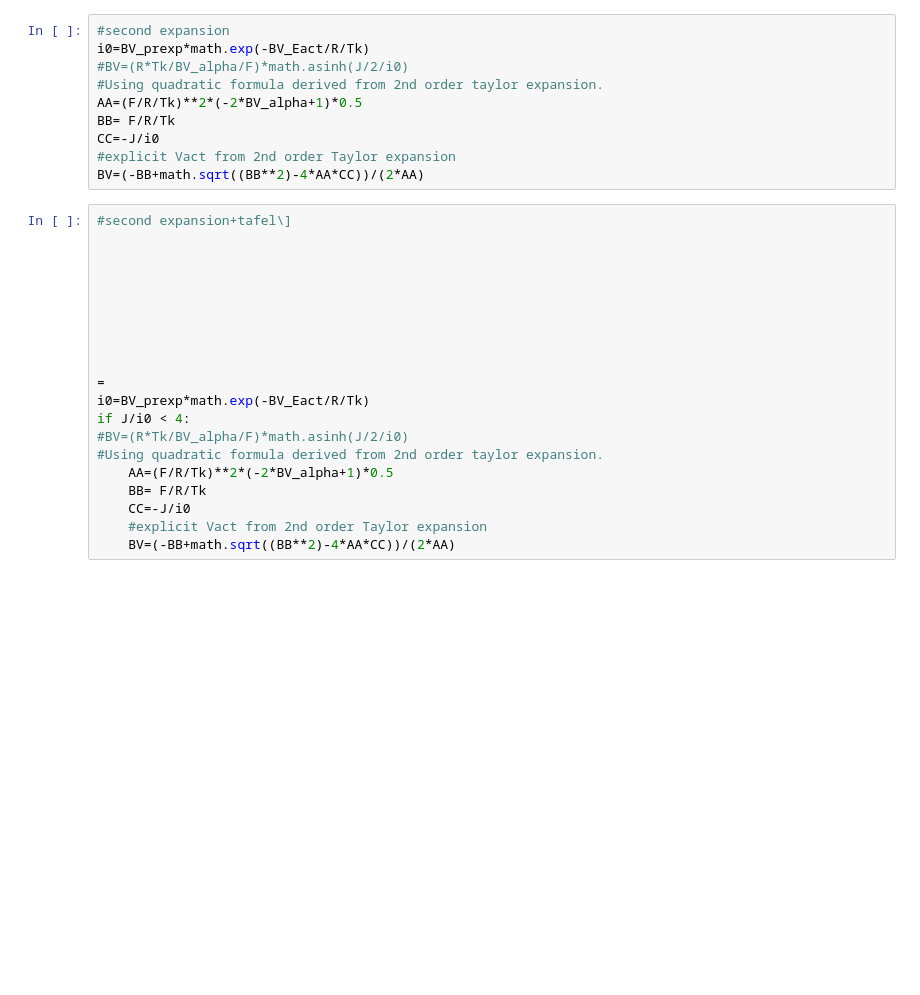
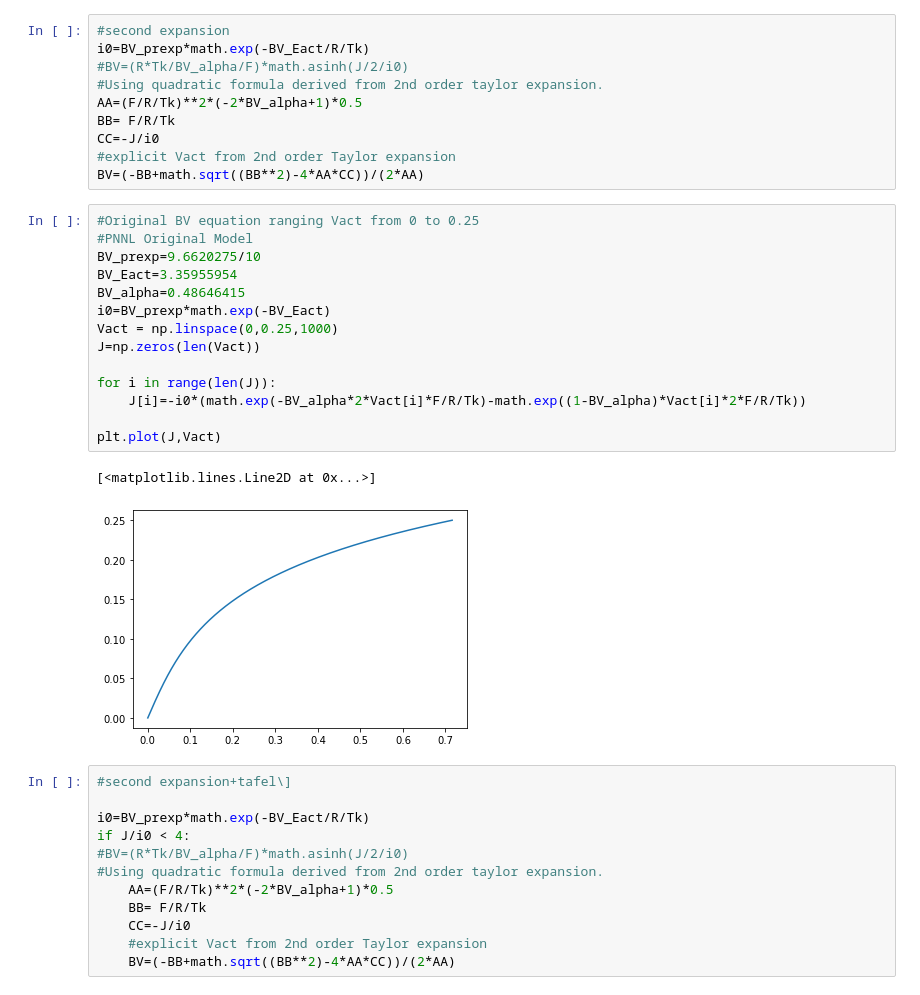
Before and after one commit to NGFC-Lib/NGFC-Lib, a Jupyter notebook: jupyter/Python_IV_Curve/2_IV_Model_Update/Match_Experimental_Data/BV_models_Errors.ipynb, the cells around one changed output. Drawn from its saved outputs; the diff is of its cells as text; blank space fills up the shorter version.

```diff
--- a/jupyter/Python_IV_Curve/2_IV_Model_Update/Match_Experimental_Data/BV_models_Errors.ipynb
+++ b/jupyter/Python_IV_Curve/2_IV_Model_Update/Match_Experimental_Data/BV_models_Errors.ipynb
@@ -30,17 +119,26 @@ BB= F/R/Tk
 CC=-J/i0
 #explicit Vact from 2nd order Taylor expansion
 BV=(-BB+math.sqrt((BB**2)-4*AA*CC))/(2*AA)
+# %%
+#Original BV equation ranging Vact from 0 to 0.25
+#PNNL Original Model
+BV_prexp=9.6620275/10
+BV_Eact=3.35955954
+BV_alpha=0.48646415
+i0=BV_prexp*math.exp(-BV_Eact)
+Vact = np.linspace(0,0.25,1000)
+J=np.zeros(len(Vact))
+
+for i in range(len(J)):
+    J[i]=-i0*(math.exp(-BV_alpha*2*Vact[i]*F/R/Tk)-math.exp((1-BV_alpha)*Vact[i]*2*F/R/Tk))
+
+plt.plot(J,Vact)
+# %% [output]
+[<matplotlib.lines.Line2D at 0x...>]
+[figure, added]
 # %%
 #second expansion+tafel\]
 
-
-
-
-
-
-
-
-=
 i0=BV_prexp*math.exp(-BV_Eact/R/Tk)
 if J/i0 < 4:
 #BV=(R*Tk/BV_alpha/F)*math.asinh(J/2/i0)
```
Also changed, not shown: parts of 8 cells of this notebook, 2 other files.
